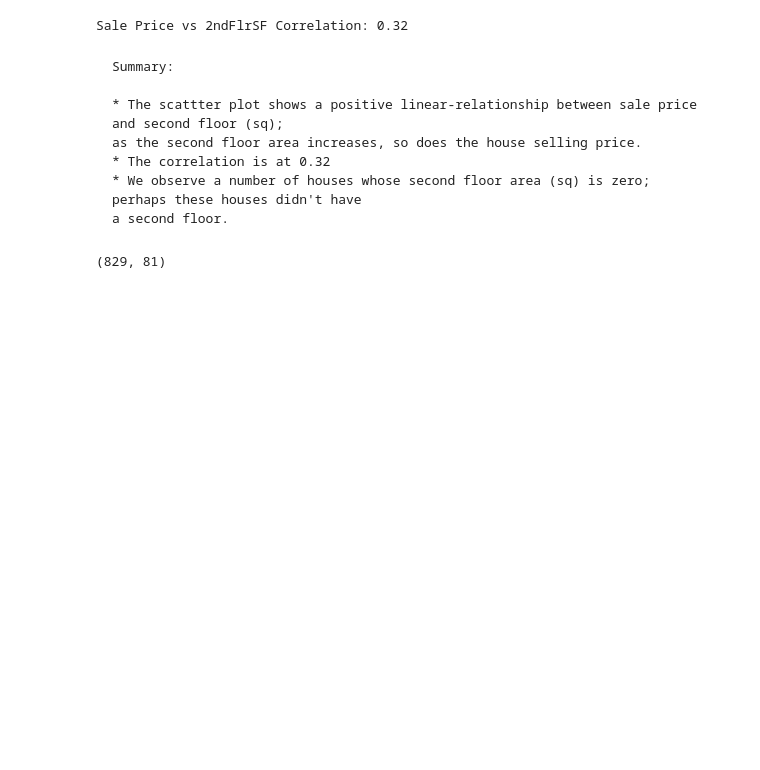
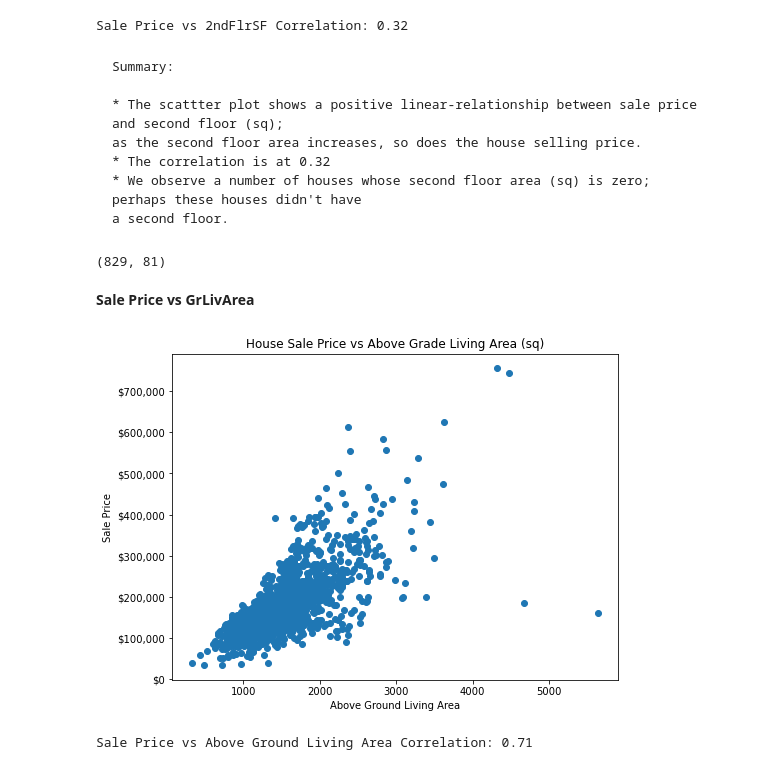
Before and after one commit to Masupa/KaggleLearning, a Jupyter notebook: HousePrices/eda.ipynb, the cells around one changed output. Drawn from its saved outputs; the diff is of its cells as text; code cells hidden in the pictures; blank space fills up the shorter version.

```diff
--- a/HousePrices/eda.ipynb
+++ b/HousePrices/eda.ipynb
@@ -272,3 +282,19 @@ Sale Price vs 2ndFlrSF Correlation: 0.32
 df[df['2ndFlrSF'] == 0].shape
 # %% [output]
 (829, 81)
+# %% [markdown]
+**Sale Price vs GrLivArea**
+# %%
+utils.plot_scatter_plot(
+    x=df["GrLivArea"],
+    y=sale_price,
+    title="House Sale Price vs Above Grade Living Area (sq)",
+    xlabel="Above Ground Living Area",
+    ylabel="Sale Price"
+)
+# %% [output]
+[figure, added]
+# %%
+print("Sale Price vs Above Ground Living Area Correlation:", round(sale_price.corr(df['GrLivArea']), 2))
+# %% [output]
+Sale Price vs Above Ground Living Area Correlation: 0.71
```
Also changed, not shown: parts of 41 cells of this notebook.
